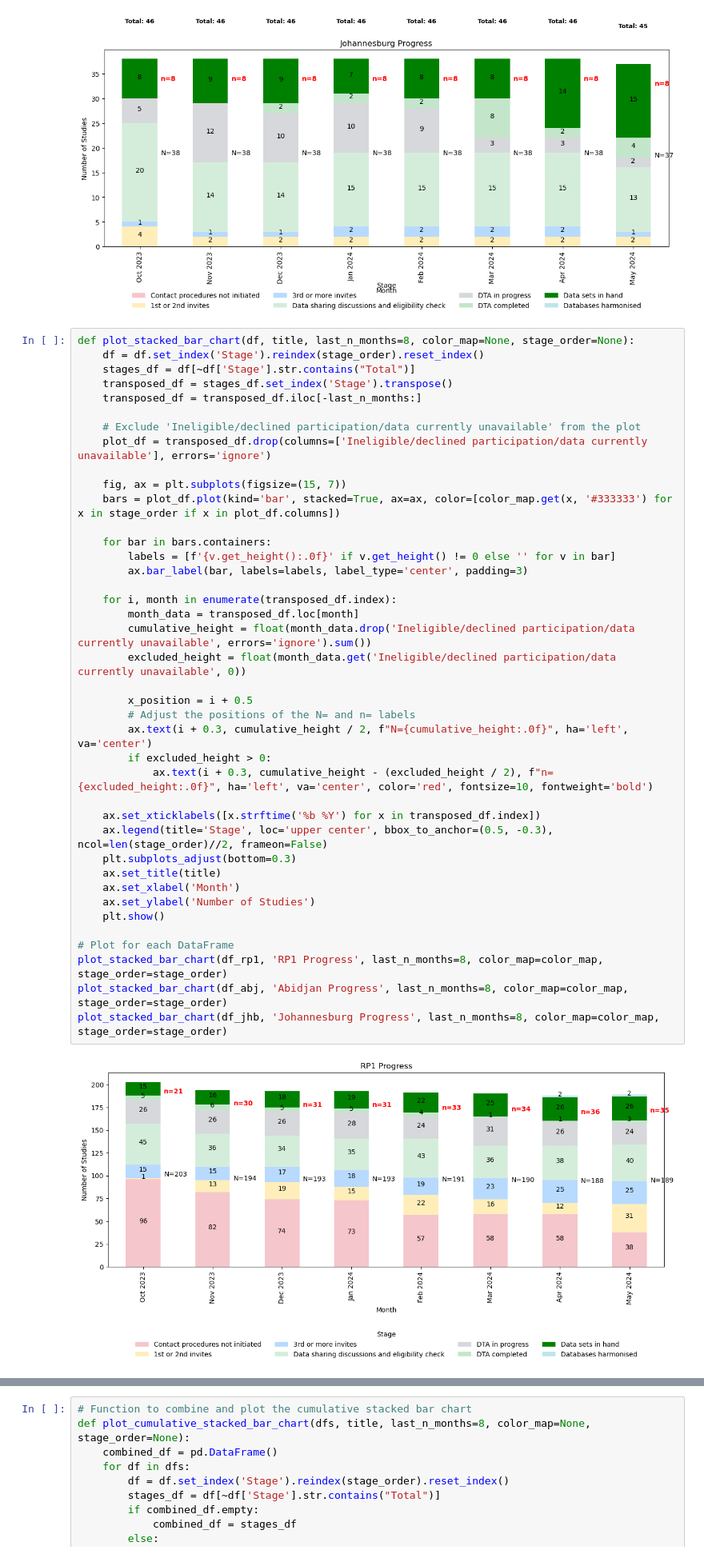
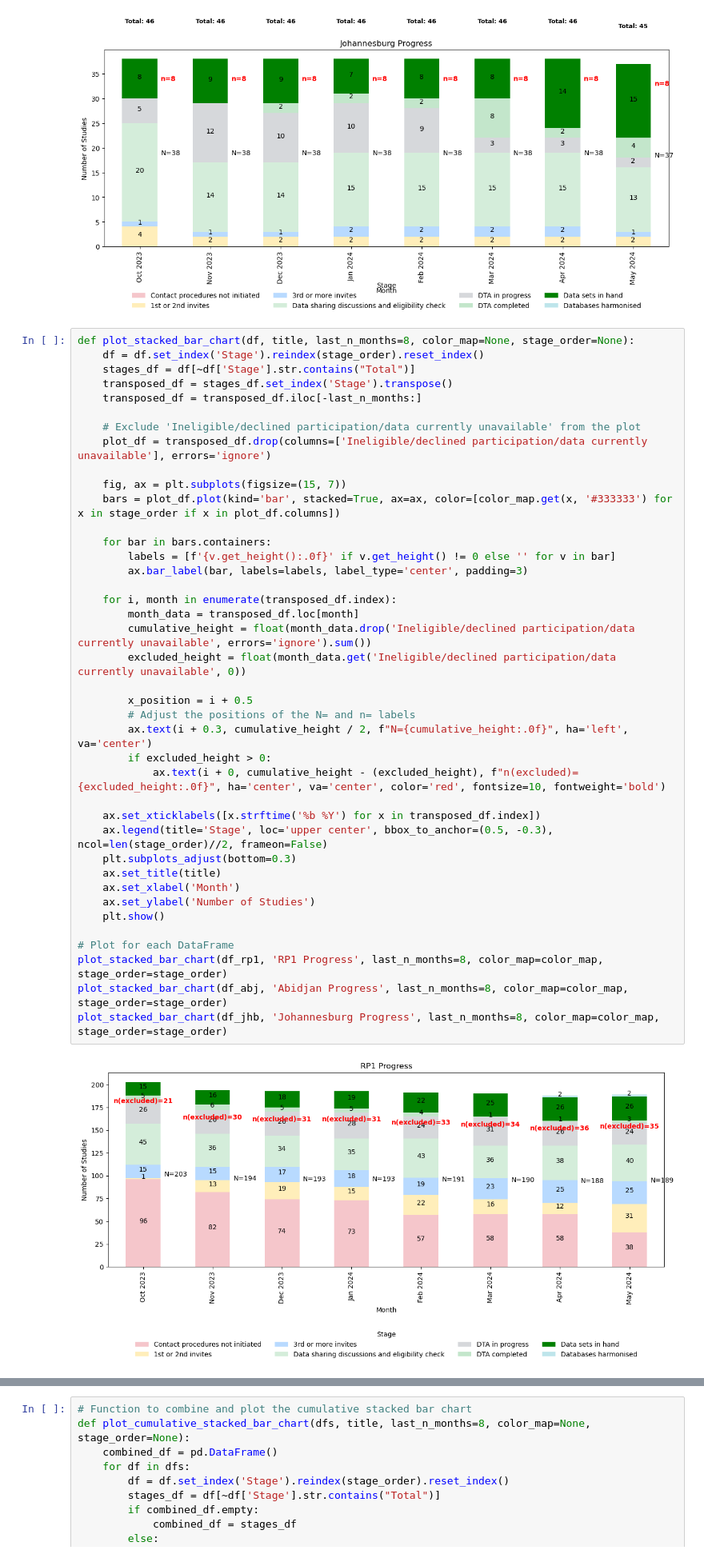
Before and after one commit to Logic06183/Heat_Project, a Jupyter notebook: RP2_report_0425.ipynb, the cells around one changed output, grey strips where cells are left out. Shown at 80% size. Cells and saved outputs as stored; diff of their text form.

Commit message:
n(excluded)

```diff
--- a/RP2_report_0425.ipynb
+++ b/RP2_report_0425.ipynb
@@ -432,33 +432,33 @@ def plot_stacked_bar_chart(df, title, last_n_months=8, color_map=None, stage_ord
     fig, ax = plt.subplots(figsize=(15, 7))
     bars = plot_df.plot(kind='bar', stacked=True, ax=ax, color=[color_map.get(x, '#333333') for x in stage_order if x in plot_df.columns])
 
     for bar in bars.containers:
         labels = [f'{v.get_height():.0f}' if v.get_height() != 0 else '' for v in bar]
         ax.bar_label(bar, labels=labels, label_type='center', padding=3)
 
     for i, month in enumerate(transposed_df.index):
         month_data = transposed_df.loc[month]
         cumulative_height = float(month_data.drop('Ineligible/declined participation/data currently unavailable', errors='ignore').sum())
         excluded_height = float(month_data.get('Ineligible/declined participation/data currently unavailable', 0))
 
         x_position = i + 0.5
         # Adjust the positions of the N= and n= labels
         ax.text(i + 0.3, cumulative_height / 2, f"N={cumulative_height:.0f}", ha='left', va='center')
         if excluded_height > 0:
-            ax.text(i + 0.3, cumulative_height - (excluded_height / 2), f"n={excluded_height:.0f}", ha='left', va='center', color='red', fontsize=10, fontweight='bold')
+            ax.text(i + 0, cumulative_height - (excluded_height), f"n(excluded)={excluded_height:.0f}", ha='center', va='center', color='red', fontsize=10, fontweight='bold')
 
     ax.set_xticklabels([x.strftime('%b %Y') for x in transposed_df.index])
     ax.legend(title='Stage', loc='upper center', bbox_to_anchor=(0.5, -0.3), ncol=len(stage_order)//2, frameon=False)
     plt.subplots_adjust(bottom=0.3)
     ax.set_title(title)
     ax.set_xlabel('Month')
     ax.set_ylabel('Number of Studies')
     plt.show()
 
 # Plot for each DataFrame
 plot_stacked_bar_chart(df_rp1, 'RP1 Progress', last_n_months=8, color_map=color_map, stage_order=stage_order)
 plot_stacked_bar_chart(df_abj, 'Abidjan Progress', last_n_months=8, color_map=color_map, stage_order=stage_order)
 plot_stacked_bar_chart(df_jhb, 'Johannesburg Progress', last_n_months=8, color_map=color_map, stage_order=stage_order)
 # %% [output]
-[figure, old version]
+[figure, new version]
 [figure]
```
Also changed, not shown: parts of 1 cell of this notebook.
